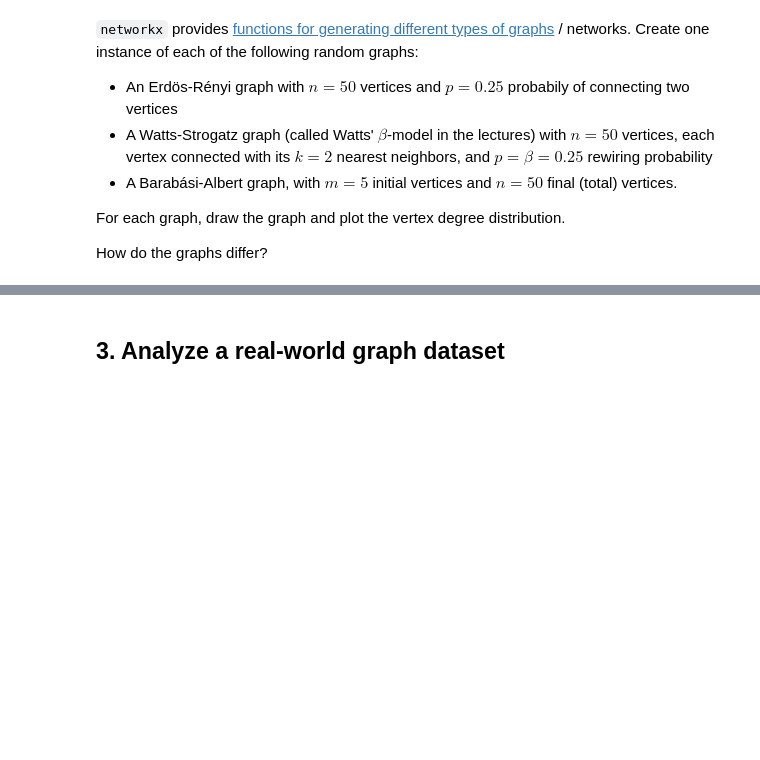
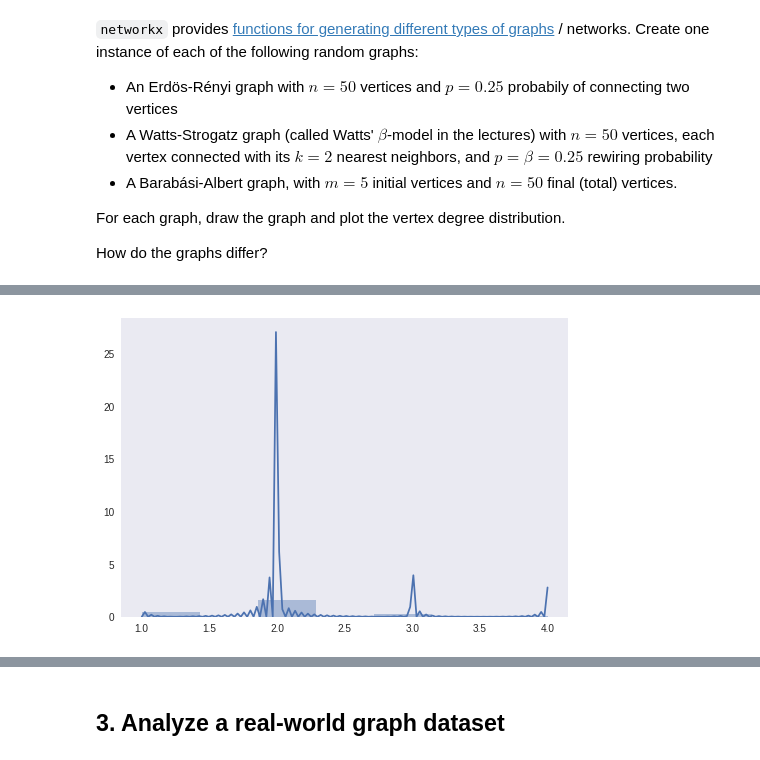
Before and after one commit to mladenivkovic/esc403, a Jupyter notebook: exercises/08-graph-analysis-with-networkx-EMPTY.ipynb, the cells around one changed output, grey strips where cells are left out. Saved outputs shown, nothing was run; the diff lists cells and outputs as text; code cells hidden in the pictures; blank space fills up the shorter version.

```diff
--- a/exercises/08-graph-analysis-with-networkx-EMPTY.ipynb
+++ b/exercises/08-graph-analysis-with-networkx-EMPTY.ipynb
@@ -387,0 +425,4 @@ How do the graphs differ?
+# %%
+plot_degree_distribution(Gws)
+# %% [output]
+[figure, added]
```
Also changed, not shown: parts of 25 cells of this notebook, 1 other file.
